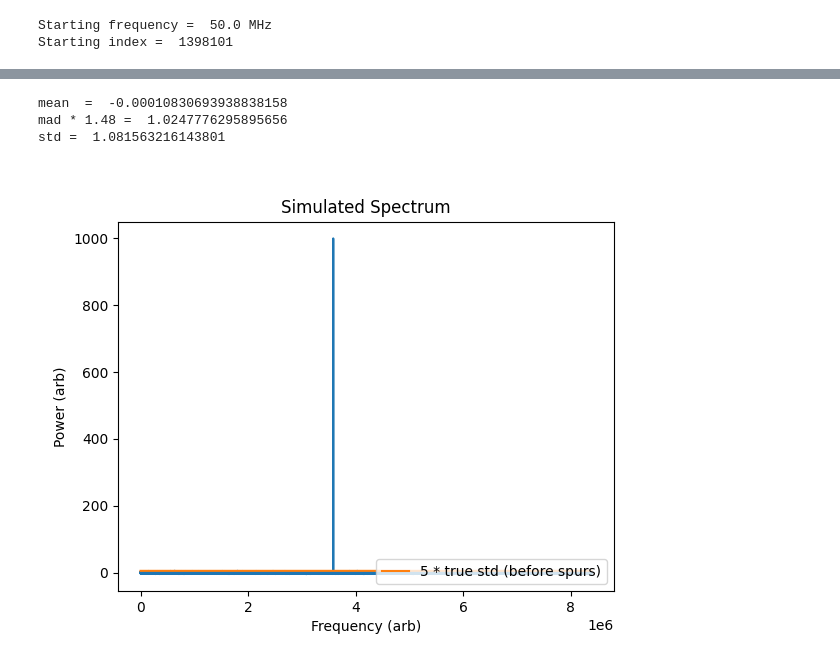
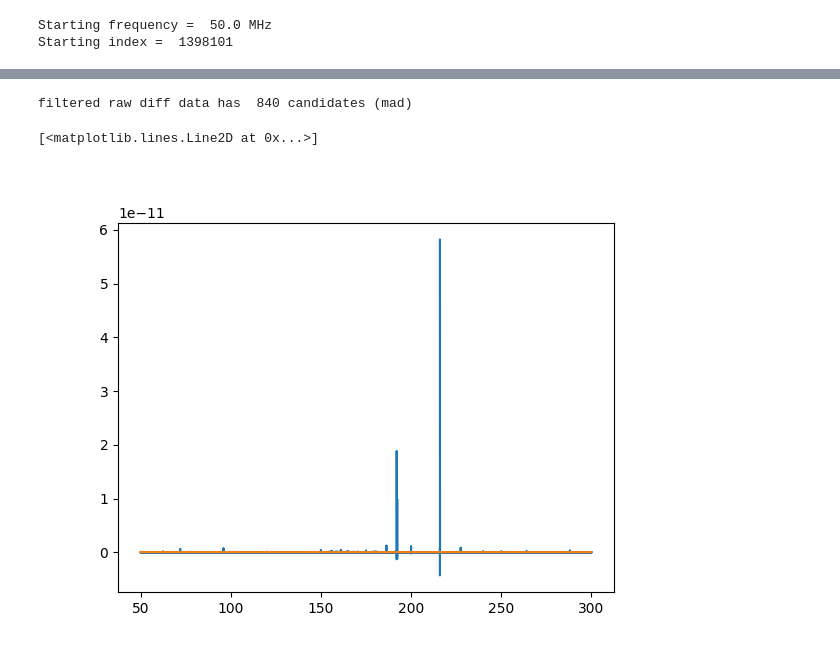
Before and after one commit to josephmlev/darkRadio, a Jupyter notebook: daqAnalysisAndExperiments/run1Analysis/run1Analysis_11_9_22.ipynb, the cells around one changed output, grey strips where cells are left out. Drawn from its saved outputs; the diff is of its cells as text; code cells hidden in the pictures.

```diff
--- a/daqAnalysisAndExperiments/run1Analysis/run1Analysis_11_9_22.ipynb
+++ b/daqAnalysisAndExperiments/run1Analysis/run1Analysis_11_9_22.ipynb
@@ -353,0 +326,33 @@ madArr = np.zeros(termSpecRolling)
+# %%
+#rolling MAD, mp/shared memmory
+#would be nice to wrap this in a function
+window = 1000
+step = 1
+numProc = 46
+spec = diffSpecFiltered
+
+
+def rollingMad(windowIdx):
+    existing_shm    = shared_memory.SharedMemory(name=shm.name)
+    startBuf        = windowIdx[0] * 8
+    windowBufSize   = (windowIdx[1] - windowIdx[0]+1)
+    window          = np.frombuffer(shm.buf, offset=startBuf, count=windowBufSize)
+    output          = sp.stats.median_abs_deviation(window)
+    return output
+
+
+#Generate array of indicies of windows
+#specWindoIdxSpanArr is a 2D array of shape (window,2).
+#Itterating over axis 0 gives len 2 arrays:
+#arr[windowStartIdx, windowStopIdx]
+specIdxArr              = np.arange(0,len(spec), 1)
+specWindowIdxArr        = np.lib.stride_tricks.sliding_window_view(specIdxArr, window)[::step]
+specWindowIdxSpanArr    = specWindowIdxArr[:,0::window-1]
+
+#write spec to shared memmory
+shm             = shared_memory.SharedMemory(create=True, size=spec.nbytes)
+sharedSpec      = np.ndarray(spec.shape, dtype=spec.dtype, buffer=shm.buf)
+sharedSpec[:]   = spec[:] #need colon!
+
+with mp.Pool(numProc) as p:
+    rollingList = p.map(rollingMad, specWindowIdxSpanArr)
@@ -353,0 +366,12 @@ madArr = np.zeros(termSpecRolling)
+# %%
+nCandidatesDiffMad = (diffSpecFiltered > filteredMadArrPad*5*madCor).sum()
+print('filtered raw diff data has ', nCandidatesDiffMad, 'candidates (mad)')
+
+plt.close('all')
+plt.figure()
+plt.plot(freqs, diffSpecFiltered)
+plt.plot(freqs, filteredMadArrPad*5*madCor)
+# %% [output]
+filtered raw diff data has  840 candidates (mad)
+[<matplotlib.lines.Line2D at 0x...>]
+[figure, added]
@@ -403,33 +454,3 @@ plt.xlabel('Freq (MHz)')
 plt.ylabel('Filtered Power (Watts)')
 plt.ylim(-2e-13, 2e-13)
 '''
-# %%
-#generate test data (x)
-
-#generate spectrum with known STD (sin^2)
-testLength = 2**23
-numStdPoints = 2**16
-stds = 0.05*np.sin(np.linspace(0, 100*3.14, numStdPoints))**2 + 1
-stdsInterp = 0.05*np.sin(np.linspace(0, 100*3.14, testLength))**2 + 1
-x = np.random.normal(0, stds,  size=(testLength//numStdPoints, numStdPoints))
-x = np.reshape(x.T, testLength)
-
-#Inject spurs
-x[int(testLength//2.34)] = 1000
-
-plt.figure()
-plt.title("Simulated Spectrum")
-plt.plot(x)
-plt.plot(np.linspace(0, testLength, numStdPoints), stds * 5, label = "5 * true std (before spurs)")
-plt.xlabel('Frequency (arb)')
-plt.ylabel('Power (arb)')
-plt.legend(loc = 'lower right')
-
-print('mean  = ', x.mean())
-print('mad * 1.48 = ', 1.4826*sp.stats.median_abs_deviation(x))
-print('std = ', np.std(x))
-# %% [output]
-mean  =  -0.00010830693938838158
-mad * 1.48 =  1.0247776295895656
-std =  1.081563216143801
-[figure, removed]
```
Also changed, not shown: parts of 17 cells of this notebook.
